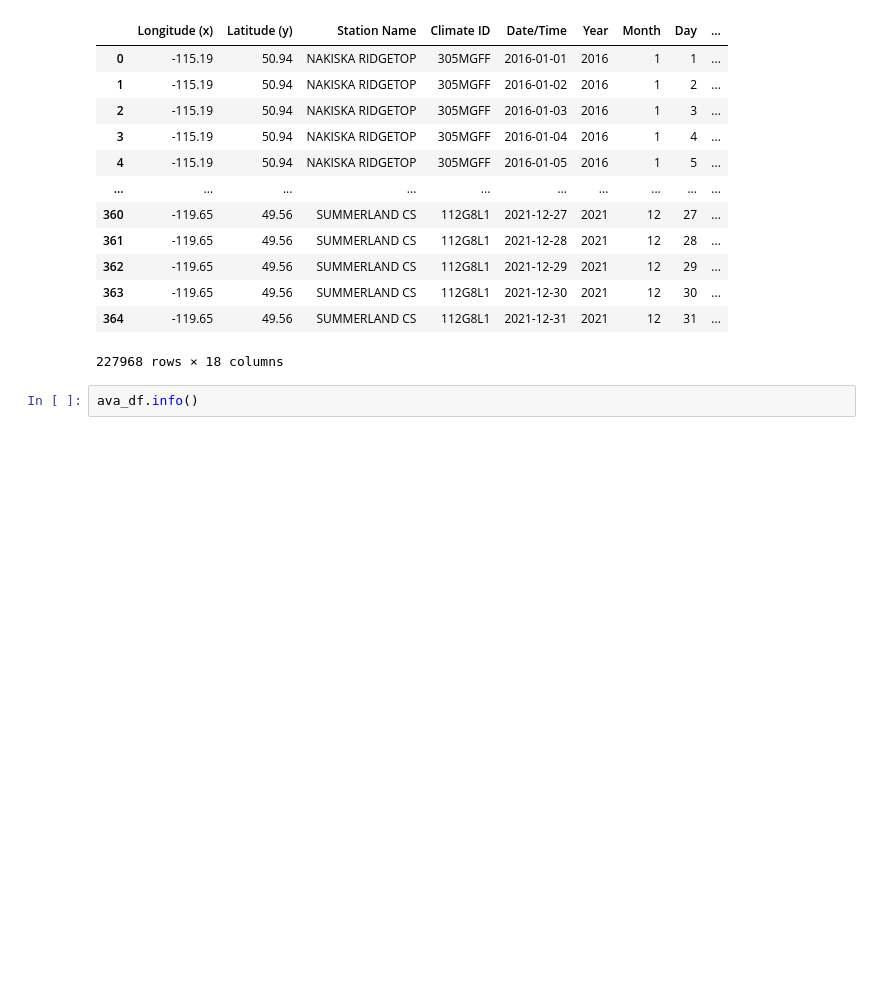
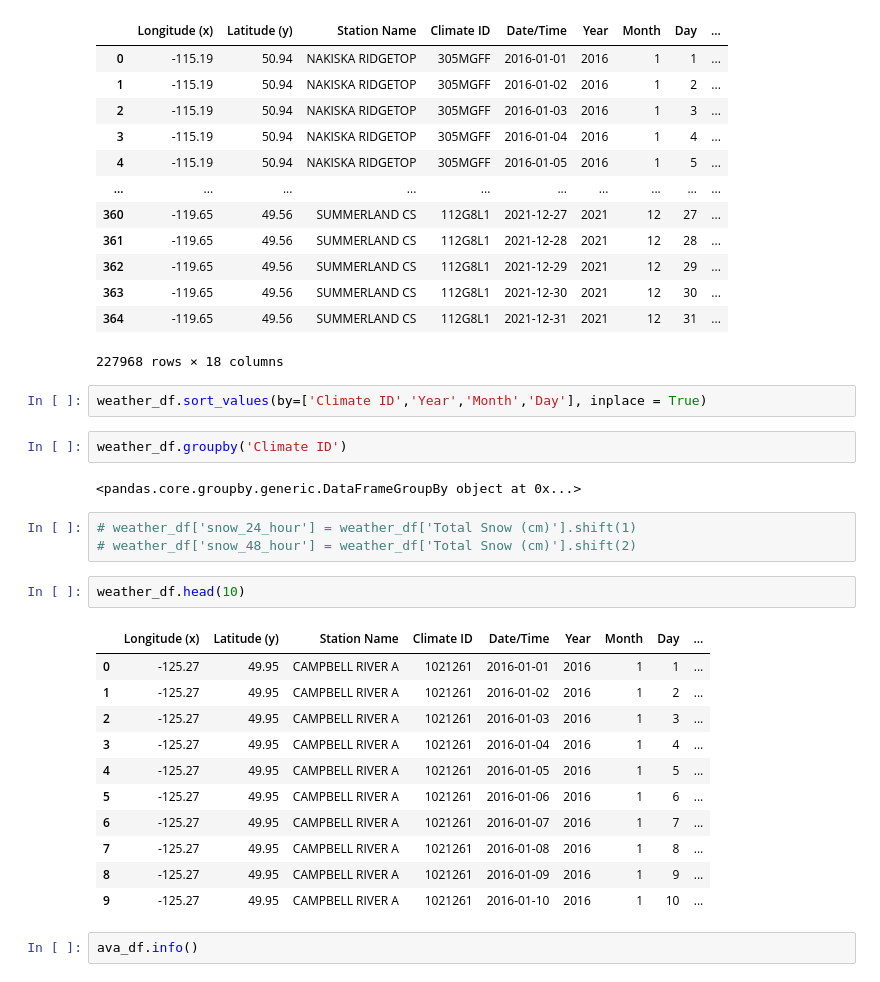
Before and after one commit to seansimkus/Avalanche-Prediction-Capstone, a Jupyter notebook: Avalanche_model_building.ipynb, the cells around one changed output. Cells and saved outputs as stored; diff of their text form; blank space fills up the shorter version.

```diff
--- a/Avalanche_model_building.ipynb
+++ b/Avalanche_model_building.ipynb
@@ -470,6 +442,29 @@ weather_df
 | 363 | -119.65 | 49.56 | SUMMERLAND CS | 112G8L1 | 2021-12-30 | 2021 | 12 | 30 | ... |
 | 364 | -119.65 | 49.56 | SUMMERLAND CS | 112G8L1 | 2021-12-31 | 2021 | 12 | 31 | ... |
 227968 rows × 18 columns
+# %%
+weather_df.sort_values(by=['Climate ID','Year','Month','Day'], inplace = True)
+# %%
+weather_df.groupby('Climate ID')
+# %% [output]
+<pandas.core.groupby.generic.DataFrameGroupBy object at 0x...>
+# %%
+# weather_df['snow_24_hour'] = weather_df['Total Snow (cm)'].shift(1)
+# weather_df['snow_48_hour'] = weather_df['Total Snow (cm)'].shift(2)
+# %%
+weather_df.head(10)
+# %% [output]
+|  | Longitude (x) | Latitude (y) | Station Name | Climate ID | Date/Time | Year | Month | Day | ... |
+| 0 | -125.27 | 49.95 | CAMPBELL RIVER A | 1021261 | 2016-01-01 | 2016 | 1 | 1 | ... |
+| 1 | -125.27 | 49.95 | CAMPBELL RIVER A | 1021261 | 2016-01-02 | 2016 | 1 | 2 | ... |
+| 2 | -125.27 | 49.95 | CAMPBELL RIVER A | 1021261 | 2016-01-03 | 2016 | 1 | 3 | ... |
+| 3 | -125.27 | 49.95 | CAMPBELL RIVER A | 1021261 | 2016-01-04 | 2016 | 1 | 4 | ... |
+| 4 | -125.27 | 49.95 | CAMPBELL RIVER A | 1021261 | 2016-01-05 | 2016 | 1 | 5 | ... |
+| 5 | -125.27 | 49.95 | CAMPBELL RIVER A | 1021261 | 2016-01-06 | 2016 | 1 | 6 | ... |
+| 6 | -125.27 | 49.95 | CAMPBELL RIVER A | 1021261 | 2016-01-07 | 2016 | 1 | 7 | ... |
+| 7 | -125.27 | 49.95 | CAMPBELL RIVER A | 1021261 | 2016-01-08 | 2016 | 1 | 8 | ... |
+| 8 | -125.27 | 49.95 | CAMPBELL RIVER A | 1021261 | 2016-01-09 | 2016 | 1 | 9 | ... |
+| 9 | -125.27 | 49.95 | CAMPBELL RIVER A | 1021261 | 2016-01-10 | 2016 | 1 | 10 | ... |
 # %%
 ava_df.info()
 # %% [output]
```
Also changed, not shown: parts of 26 cells of this notebook, 1 other file.
